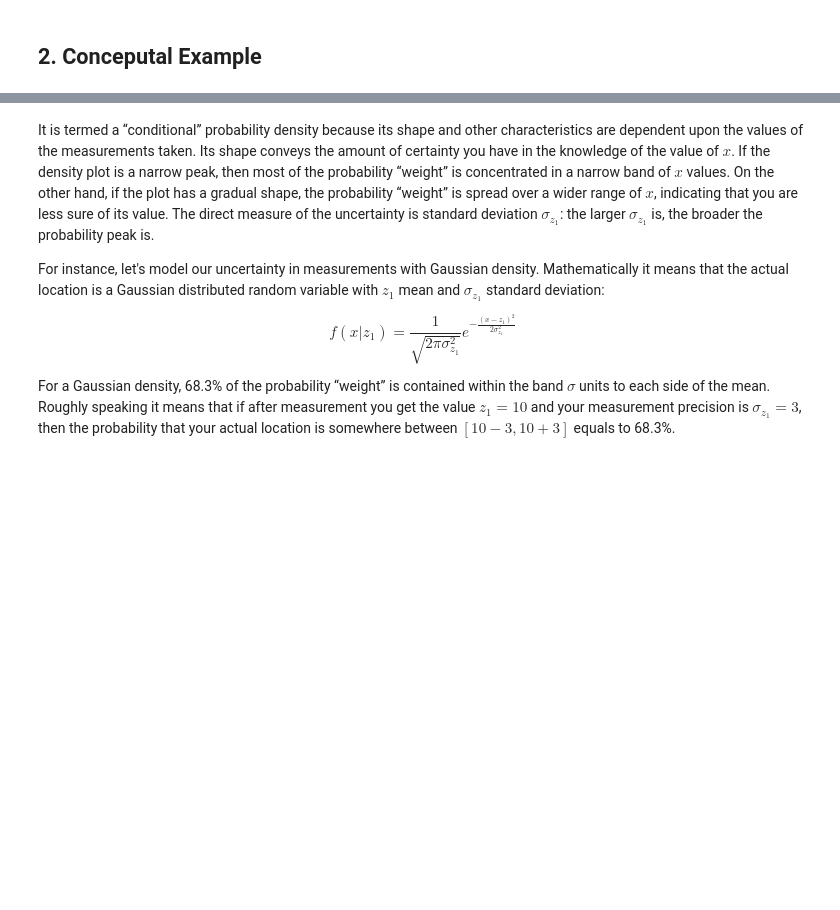
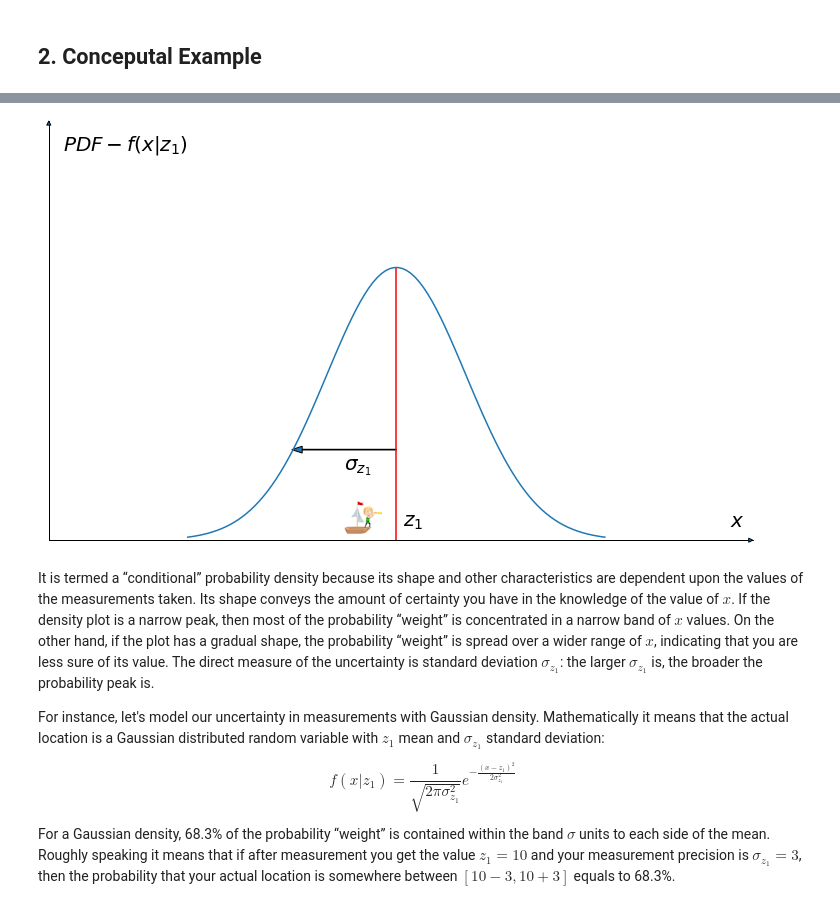
Before and after one commit to razmikmelikbekyan/KalmanFilter, a Jupyter notebook: theory/KalmanFilterTheory.ipynb, the cells around one changed output, grey strips where cells are left out. Saved outputs shown, nothing was run; the diff lists cells and outputs as text; code cells hidden in the pictures; blank space fills up the shorter version.

```diff
--- a/theory/KalmanFilterTheory.ipynb
+++ b/theory/KalmanFilterTheory.ipynb
@@ -49,3 +65,7 @@ $$
+# %%
+display(Image("images/3_boat_1.png", embed=True, unconfined=False))
+# %% [output]
+[figure, added]
 # %% [markdown]
 It is termed a “conditional” probability density because its shape and other characteristics are dependent upon the values of the measurements taken. Its shape conveys the amount of certainty you have in the knowledge of the value of $x$. If the density plot is a narrow peak, then most of the probability “weight” is concentrated in a narrow band of $x$ values. On the other hand, if the plot has a gradual shape, the probability “weight” is spread over a wider range of $x$, indicating that you are less sure of its value. The direct measure of the uncertainty is standard deviation $\sigma_{z_{1}}$: the larger $\sigma_{z_{1}}$ is, the broader the probability peak is.
 
```
Also changed, not shown: parts of 24 cells of this notebook.
